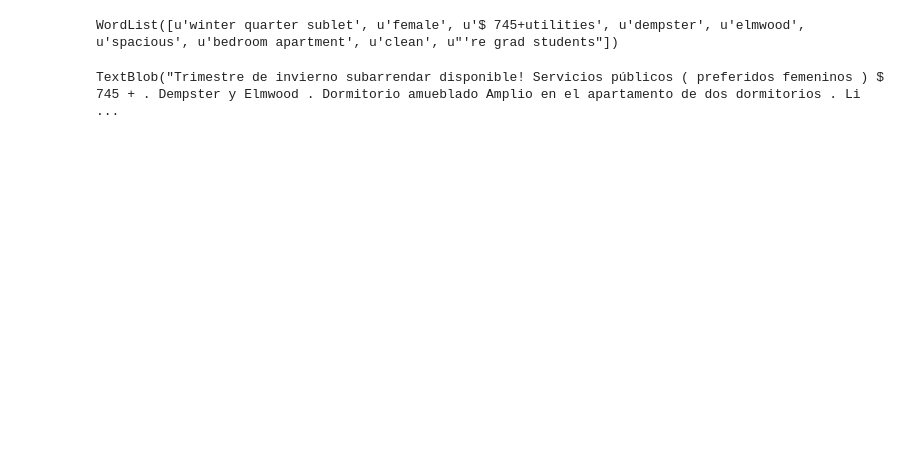
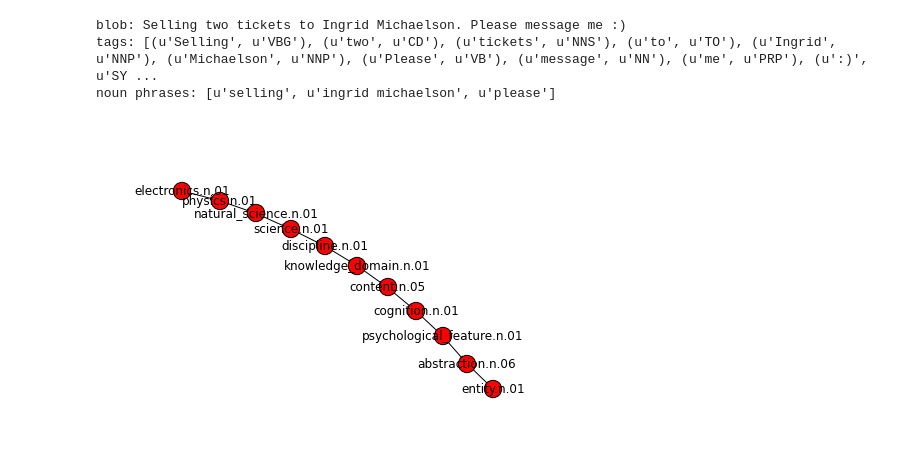
Before and after one commit to AlJohri/nucraigslist, a Jupyter notebook: textblob.ipynb, the cells around one changed output. Saved outputs shown, nothing was run; the diff lists cells and outputs as text; code cells hidden in the pictures; blank space fills up the shorter version.

Commit message:
wordnet stuff in textblob.ipynb

```diff
--- a/textblob.ipynb
+++ b/textblob.ipynb
@@ -40,8 +16,31 @@ nltk.data.path.append('nltk_data')
-# %%
-blob.noun_phrases
-# %% [output]
-WordList([u'winter quarter sublet', u'female', u'$ 745+utilities', u'dempster', u'elmwood', u'spacious', u'bedroom apartment', u'clean', u"'re grad students"])
-# %%
-blob.translate(to="es")
-# %% [output]
-TextBlob("Trimestre de invierno subarrendar disponible! Servicios públicos ( preferidos femeninos ) $ 745 + . Dempster y Elmwood . Dormitorio amueblado Amplio en el apartamento de dos dormitorios . Li ...
+# %%
+blob = TextBlob(text[1])
+print "blob:", blob
+print "tags:", blob.tags
+print "noun phrases:", blob.noun_phrases
+# %% [output]
+blob: Selling two tickets to Ingrid Michaelson. Please message me :)
+tags: [(u'Selling', u'VBG'), (u'two', u'CD'), (u'tickets', u'NNS'), (u'to', u'TO'), (u'Ingrid', u'NNP'), (u'Michaelson', u'NNP'), (u'Please', u'VB'), (u'message', u'NN'), (u'me', u'PRP'), (u':)', u'SY ...
+noun phrases: [u'selling', u'ingrid michaelson', u'please']
+# %%
+# http://www.randomhacks.net/2009/12/29/visualizing-wordnet-relationships-as-graphs/
+def closure_graph(synset, fn):
+    seen = set()
+    graph = nx.DiGraph()
+
+    def recurse(s):
+        if not s in seen:
+            seen.add(s)
+            graph.add_node(s.name())
+            for s1 in fn(s):
+                graph.add_node(s1.name())
+                graph.add_edge(s.name(), s1.name())
+                recurse(s1)
+
+    recurse(synset)
+    return graph
+# %%
+graph = closure_graph(wn.synset('electronics.n.01'), lambda s: s.hypernyms())
+nx.draw_graphviz(graph, with_labels=True)
+# %% [output]
+[figure, added]
```
Also changed, not shown: parts of 11 cells of this notebook, 1 other file.
